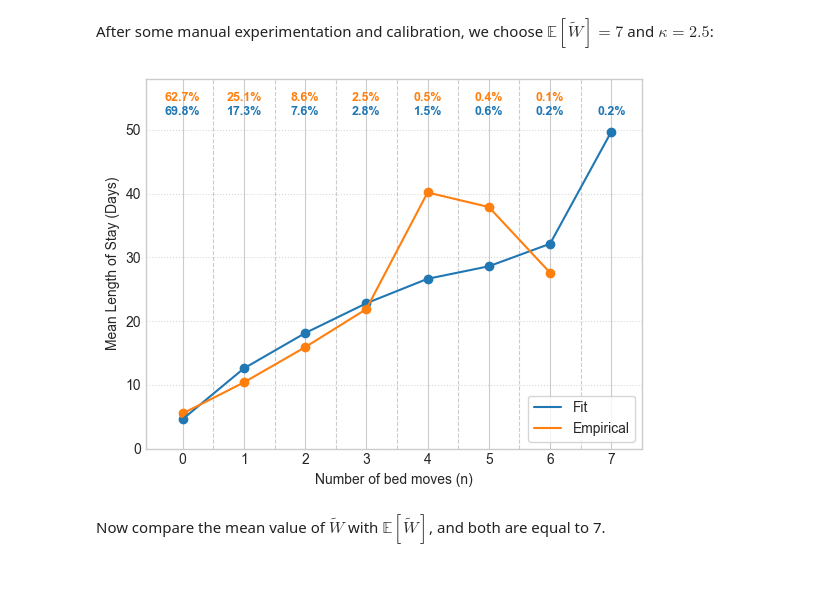
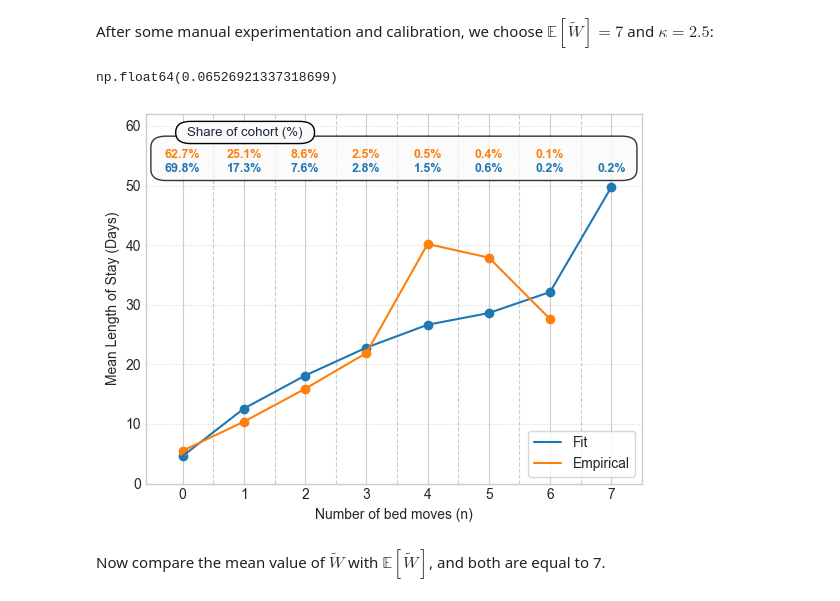
Before and after one commit to geraintpalmer/bed_moves_policy, a Jupyter notebook: src/data_and_paramtrisation.ipynb, the cells around one changed output. Drawn from its saved outputs; the diff is of its cells as text; code cells hidden in the pictures.

```diff
--- a/src/data_and_paramtrisation.ipynb
+++ b/src/data_and_paramtrisation.ipynb
@@ -168,6 +292,10 @@ After some manual experimentation and calibration, we choose $\mathbb{E}[\wideti
 W_original = 7
 k = 2.5
 beta = data['Bed movements'].sum() / data['Length of Unit Stay (Days)'].sum()
+# %%
+beta
+# %% [output]
+np.float64(0.06526921337318699)
 # %%
 np.random.seed(1)
 results = [simulate_one_patient(W_original, k, beta) for _ in range(2500)]
@@ -179,38 +307,72 @@ fit_means = df_sim.groupby('n')['value'].mean()
 fit_pcts = (df_sim.groupby('n')['value'].count() / len(df_sim)) * 100
 
 fit_means = df_sim.groupby('n')['value'].mean()
 fit_pcts = (df_sim.groupby('n')['value'].count() / len(df_sim)) * 100
 
 emp_means = [data[data['Bed movements'] == i]['Length of Unit Stay (Days)'].mean() for i in range(7)]
 emp_pcts = [(data[data['Bed movements'] == i]['Length of Unit Stay (Days)'].count() / len(data)) * 100 for i in range(7)]
 
 ax.plot(fit_means.index, fit_means.values, label="Fit")
 ax.scatter(fit_means.index, fit_means.values)
 
 ax.plot(range(7), emp_means, label="Empirical")
 ax.scatter(range(7), emp_means, color="C1")
 
+main_box = mpatches.FancyBboxPatch(
+    (0.02, 0.83), 0.96, 0.10,
+    boxstyle="round,pad=0.01,rounding_size=0.03",
+    facecolor="#FAFAFA",
+    edgecolor="black",
+    linewidth=1,
+    transform=ax.transAxes,
+    zorder=4,
+    clip_on=False,
+    alpha=0.8
+)
+ax.add_patch(main_box)
+
+title_box = mpatches.FancyBboxPatch(
+    (0.07, 0.93), 0.26, 0.04,
+    boxstyle="round,pad=0.01,rounding_size=0.03",
+    facecolor="#FAFAFA",
+    edgecolor="black",
+    linewidth=1,
+    transform=ax.transAxes,
+    zorder=6,
+    clip_on=False
+)
+ax.add_patch(title_box)
+
+ax.text(
+    0.20, 0.95, "Share of cohort (%)",
+    transform=ax.transAxes,
+    fontsize=9.5, fontweight='normal', color='#1E293B',
+    ha='center', va='center',
+    zorder=7
+)
+
+
 for x, y, pct in zip(range(7), emp_means, emp_pcts):
     if not pd.isna(y):
         ax.annotate(f"{pct:.1f}%", (x, 53.5), textcoords="offset points",
-                    xytext=(0, 5), ha='center', fontsize=9, color="C1", weight='bold')
+                    xytext=(0, 5), ha='center', fontsize=9, color="C1", weight='bold', zorder=5)
 
 for x, y, pct in zip(fit_means.index, fit_means.values, fit_pcts):
     ax.annotate(f"{pct:.1f}%", (x, 53.5), textcoords="offset points",
-                xytext=(0, -5), ha='center', fontsize=9, color="C0", weight='bold')
+                xytext=(0, -5), ha='center', fontsize=9, color="C0", weight='bold', zorder=5)
 
-ax.set_ylim(0, 58)
+ax.set_ylim(0, 62)
 ax.set_xlim(-0.6,7.5)
 ax.legend(frameon=True)
 ax.set_xlabel("Number of bed moves (n)")
 ax.set_ylabel("Mean Length of Stay (Days)")
 ax.set_xticks(np.arange(0, 8, 1), minor=False)
 ax.set_xticks(np.arange(0.5, 7.5, 1.0), minor=True)
 ax.grid(True, which='minor', axis='x', linestyle='--', color='gray', alpha=0.4)
 ax.grid(True, which='major', axis='y', linestyle=':', color='gray', alpha=0.3)
-plt.show()
+fig.savefig("../plt/monte_carlo_fit.pdf")
 # %% [output]
-[figure, old version]
+[figure, new version]
 # %% [markdown]
 Now compare the mean value of $\widetilde{W}$ with $\mathbb{E}[\widetilde{W}]$, and both are equal to 7.
 # %%
```
Also changed, not shown: parts of 8 cells of this notebook, 10 other files.
